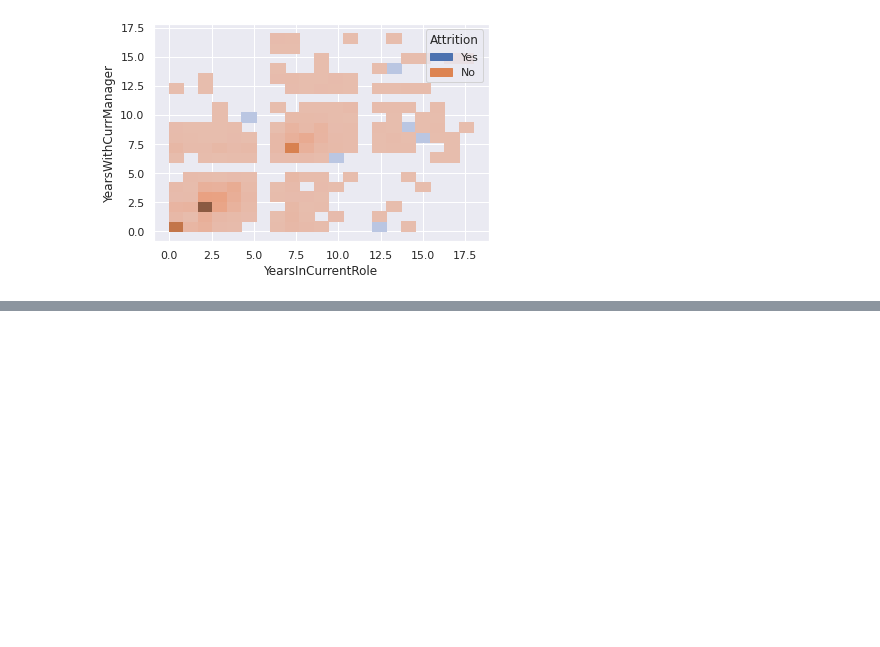
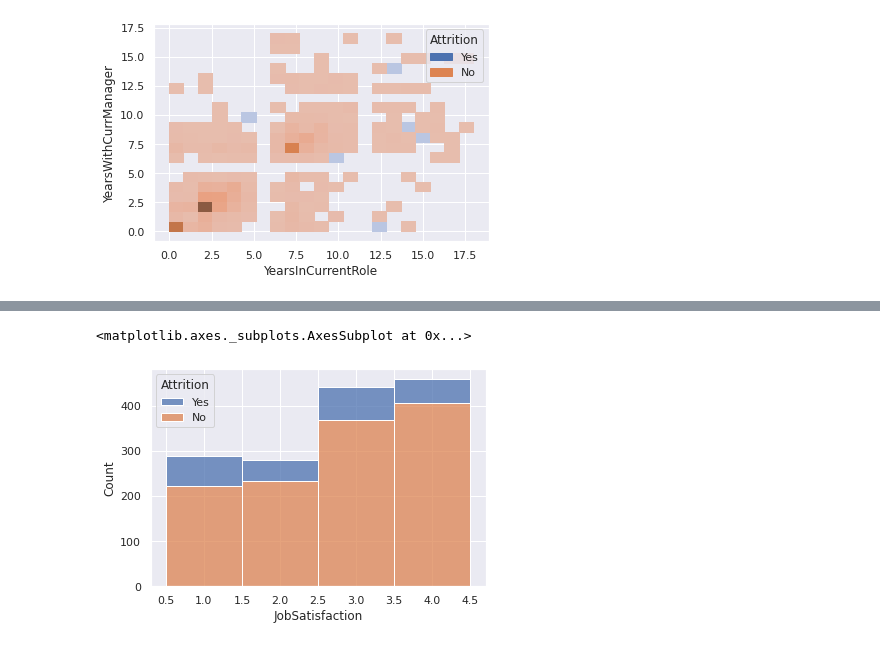
Before and after one commit to tauber/colab-exploratory, a Jupyter notebook: Exploratory_data_Analysis.ipynb, the cells around one changed output, grey strips where cells are left out. Cells and saved outputs as stored; diff of their text form; code cells hidden in the pictures; blank space fills up the shorter version.

```diff
--- a/Exploratory_data_Analysis.ipynb
+++ b/Exploratory_data_Analysis.ipynb
@@ -507,0 +518,5 @@ sns.histplot(data=df, x="YearsInCurrentRole", y="YearsWithCurrManager", hue="Att
+# %%
+sns.histplot(data=df, x="JobSatisfaction", hue="Attrition", discrete=True, multiple="stack")
+# %% [output]
+<matplotlib.axes._subplots.AxesSubplot at 0x...>
+[figure, added]
```
Also changed, not shown: parts of 8 cells of this notebook.
